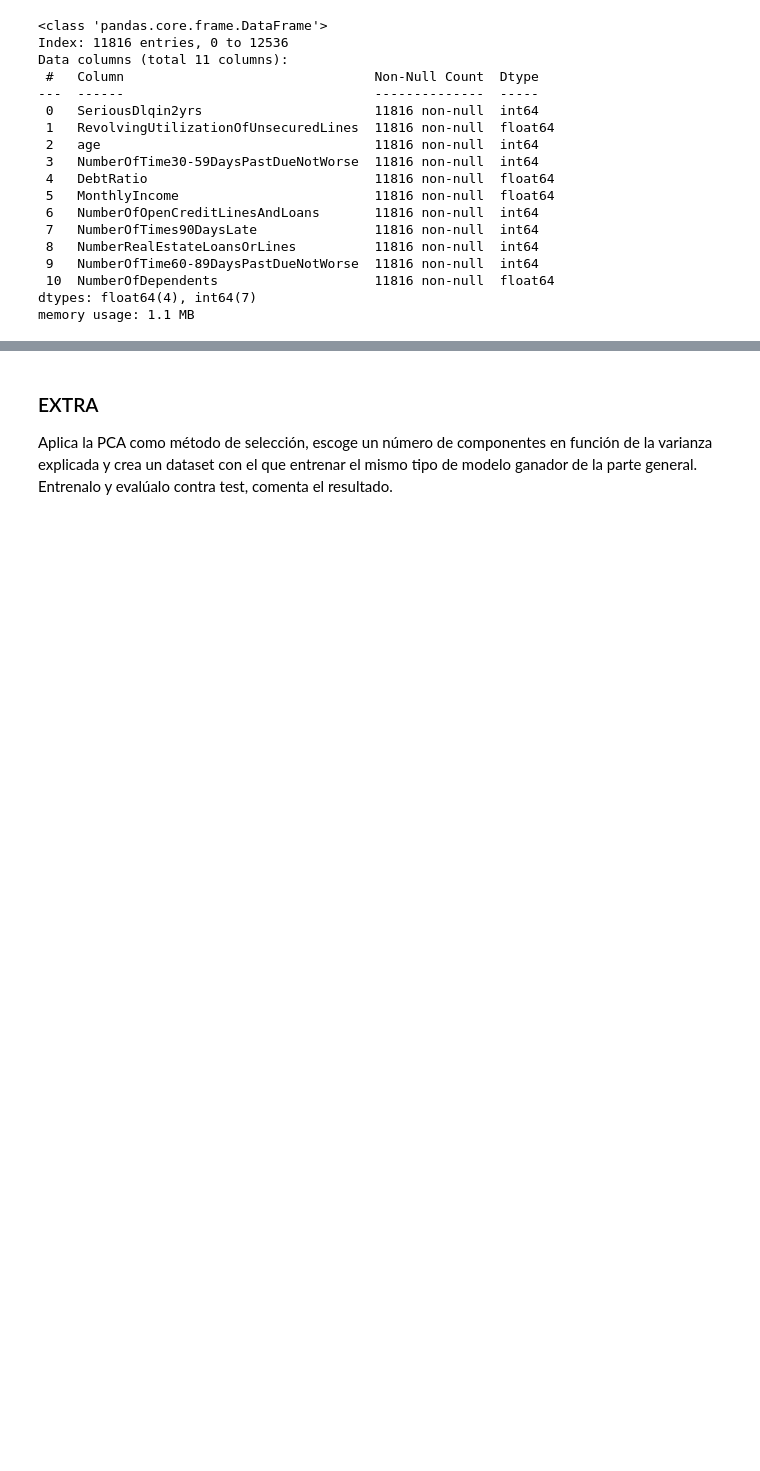
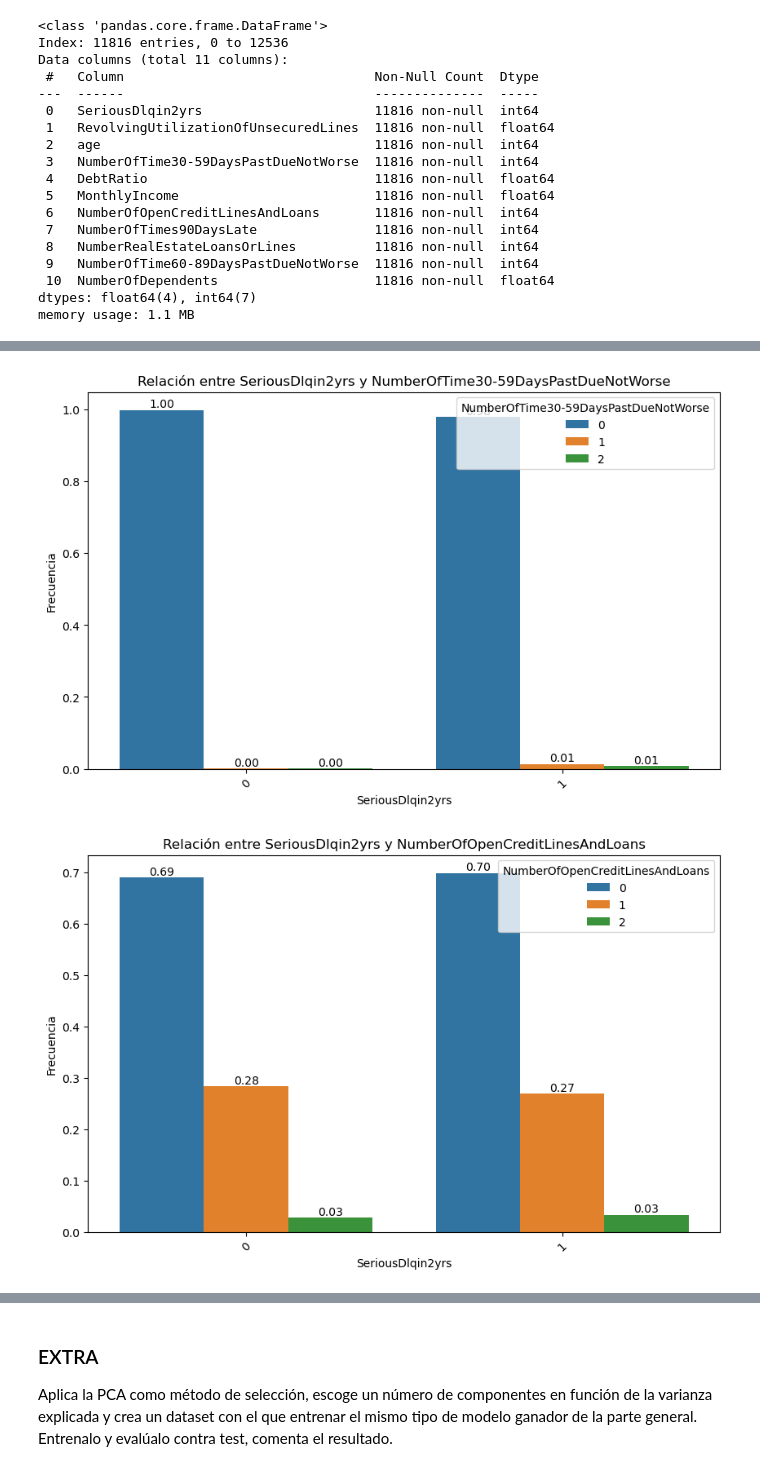
Before and after one commit to UnaiSalas/ONLINE_DS_THEBRIDGE_UNAI_SALAS, a Jupyter notebook: 04_Machine_Learning/Sprint_16/Unidad_02/Practica_Obligatoria/18_Practica_Obligatoria_Seleccion_Features.ipynb, the cells around one changed output, grey strips where cells are left out. Cells and saved outputs as stored; diff of their text form; code cells hidden in the pictures; blank space fills up the shorter version.

```diff
--- a/04_Machine_Learning/Sprint_16/Unidad_02/Practica_Obligatoria/18_Practica_Obligatoria_Seleccion_Features.ipynb
+++ b/04_Machine_Learning/Sprint_16/Unidad_02/Practica_Obligatoria/18_Practica_Obligatoria_Seleccion_Features.ipynb
@@ -204,0 +227,6 @@ df['NumberOfOpenCreditLinesAndLoans'] = convert_to_categorical(df['NumberOfOpenC
+# %%
+for c in features_cat:
+    bt.plot_categorical_relationship_fin(train_set,target,c,show_values= True, relative_freq= True);
+# %% [output]
+[figure, added]
+[figure, added]
```
Also changed, not shown: parts of 16 cells of this notebook, 5 other files.
